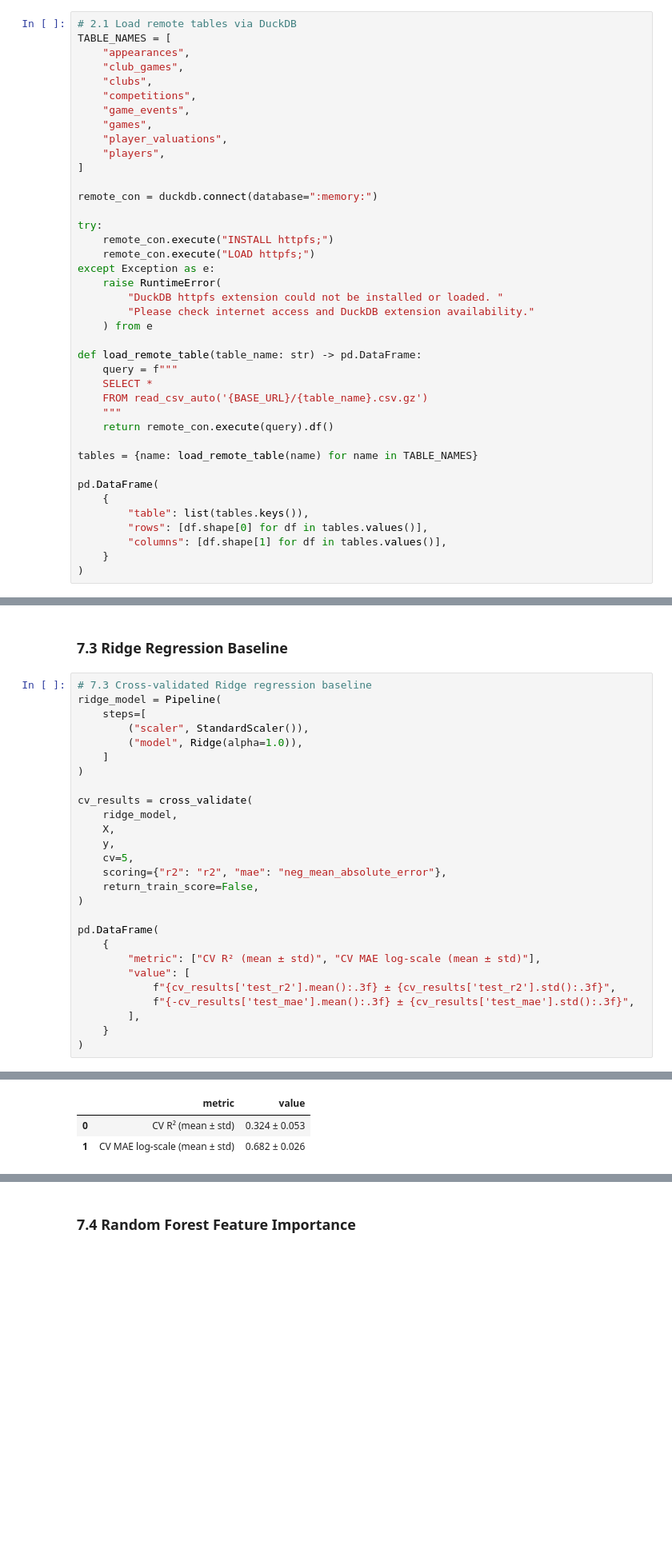
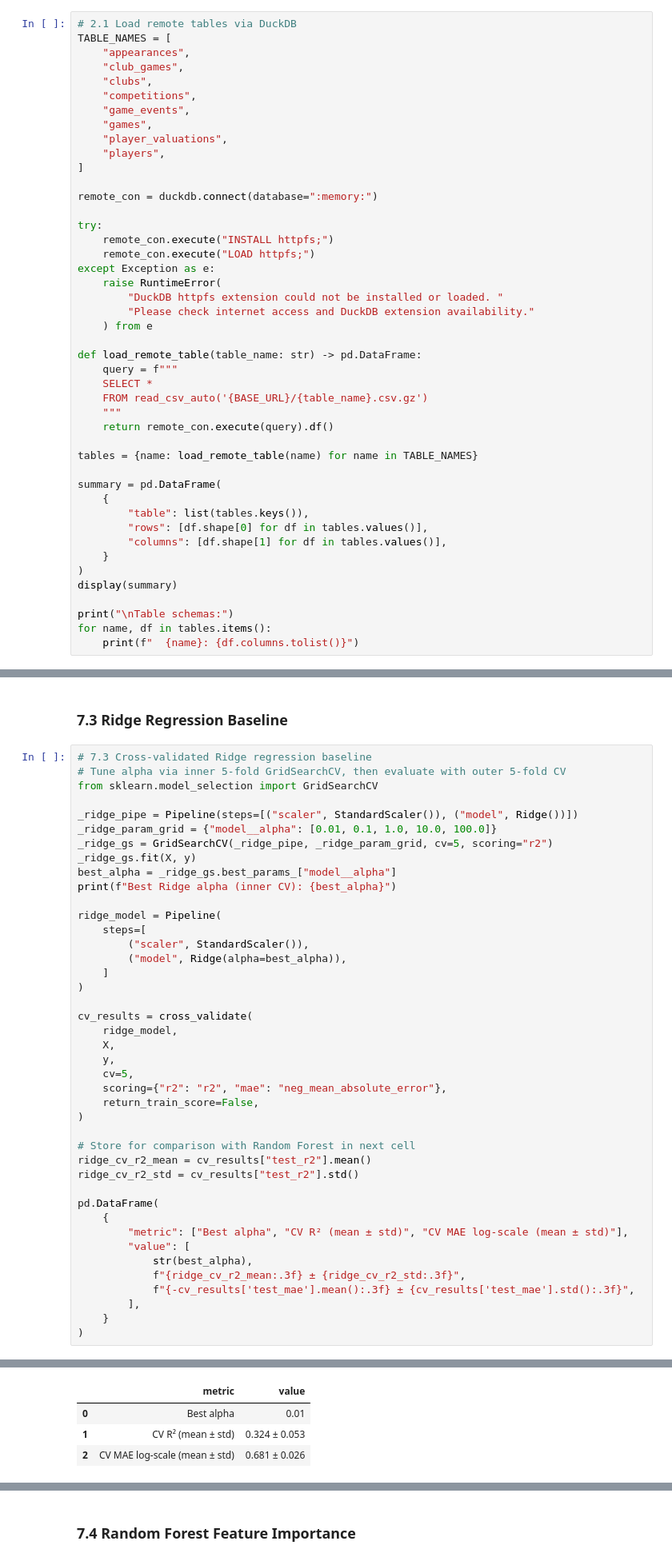
Before and after one commit to itzmore-mph/bundesliga-performance-analysis, a Jupyter notebook: notebooks/bundesliga_performance_analysis.ipynb, the cells around one changed output, grey strips where cells are left out. Shown at 80% size. Cells and saved outputs as stored; diff of their text form; blank space fills up the shorter version.

```diff
--- a/notebooks/bundesliga_performance_analysis.ipynb
+++ b/notebooks/bundesliga_performance_analysis.ipynb
@@ -126,13 +126,18 @@ def load_remote_table(table_name: str) -> pd.DataFrame:
 
 tables = {name: load_remote_table(name) for name in TABLE_NAMES}
 
-pd.DataFrame(
+summary = pd.DataFrame(
     {
         "table": list(tables.keys()),
         "rows": [df.shape[0] for df in tables.values()],
         "columns": [df.shape[1] for df in tables.values()],
     }
 )
+display(summary)
+
+print("\nTable schemas:")
+for name, df in tables.items():
+    print(f"  {name}: {df.columns.tolist()}")
 # %% [output]
 |  | table | rows | columns |
 | 0 | appearances | 1824008 | 13 |
@@ -878,10 +976,20 @@ plt.show()
 ### 7.3 Ridge Regression Baseline
 # %%
 # 7.3 Cross-validated Ridge regression baseline
+# Tune alpha via inner 5-fold GridSearchCV, then evaluate with outer 5-fold CV
+from sklearn.model_selection import GridSearchCV
+
+_ridge_pipe = Pipeline(steps=[("scaler", StandardScaler()), ("model", Ridge())])
+_ridge_param_grid = {"model__alpha": [0.01, 0.1, 1.0, 10.0, 100.0]}
+_ridge_gs = GridSearchCV(_ridge_pipe, _ridge_param_grid, cv=5, scoring="r2")
+_ridge_gs.fit(X, y)
+best_alpha = _ridge_gs.best_params_["model__alpha"]
+print(f"Best Ridge alpha (inner CV): {best_alpha}")
+
 ridge_model = Pipeline(
     steps=[
         ("scaler", StandardScaler()),
-        ("model", Ridge(alpha=1.0)),
+        ("model", Ridge(alpha=best_alpha)),
     ]
 )
 
@@ -894,11 +1002,16 @@ cv_results = cross_validate(
     return_train_score=False,
 )
 
+# Store for comparison with Random Forest in next cell
+ridge_cv_r2_mean = cv_results["test_r2"].mean()
+ridge_cv_r2_std = cv_results["test_r2"].std()
+
 pd.DataFrame(
     {
-        "metric": ["CV R² (mean ± std)", "CV MAE log-scale (mean ± std)"],
+        "metric": ["Best alpha", "CV R² (mean ± std)", "CV MAE log-scale (mean ± std)"],
         "value": [
-            f"{cv_results['test_r2'].mean():.3f} ± {cv_results['test_r2'].std():.3f}",
+            str(best_alpha),
+            f"{ridge_cv_r2_mean:.3f} ± {ridge_cv_r2_std:.3f}",
             f"{-cv_results['test_mae'].mean():.3f} ± {cv_results['test_mae'].std():.3f}",
         ],
     }
@@ -907,6 +1021,7 @@ pd.DataFrame(
 |  | metric | value |
-| 0 | CV R² (mean ± std) | 0.324 ± 0.053 |
-| 1 | CV MAE log-scale (mean ± std) | 0.682 ± 0.026 |
+| 0 | Best alpha | 0.01 |
+| 1 | CV R² (mean ± std) | 0.324 ± 0.053 |
+| 2 | CV MAE log-scale (mean ± std) | 0.681 ± 0.026 |
 # %% [markdown]
 **Interpretation:**
 The mean ± std format for CV metrics reveals how stable the model is across folds — high variance suggests the results are sensitive to which players land in each fold. With the expanded Bundesliga-wide sample and richer features (per-90 rates, age, position group), R² should improve meaningfully over the original Leverkusen-only counting-stat baseline. Even so, key valuation drivers remain outside this dataset: contract years remaining, injury history, international profile, and negotiation context. These unobserved factors keep even a well-specified simple model well below a production-grade valuation tool.
```
Also changed, not shown: parts of 16 cells of this notebook, 12 other files.
